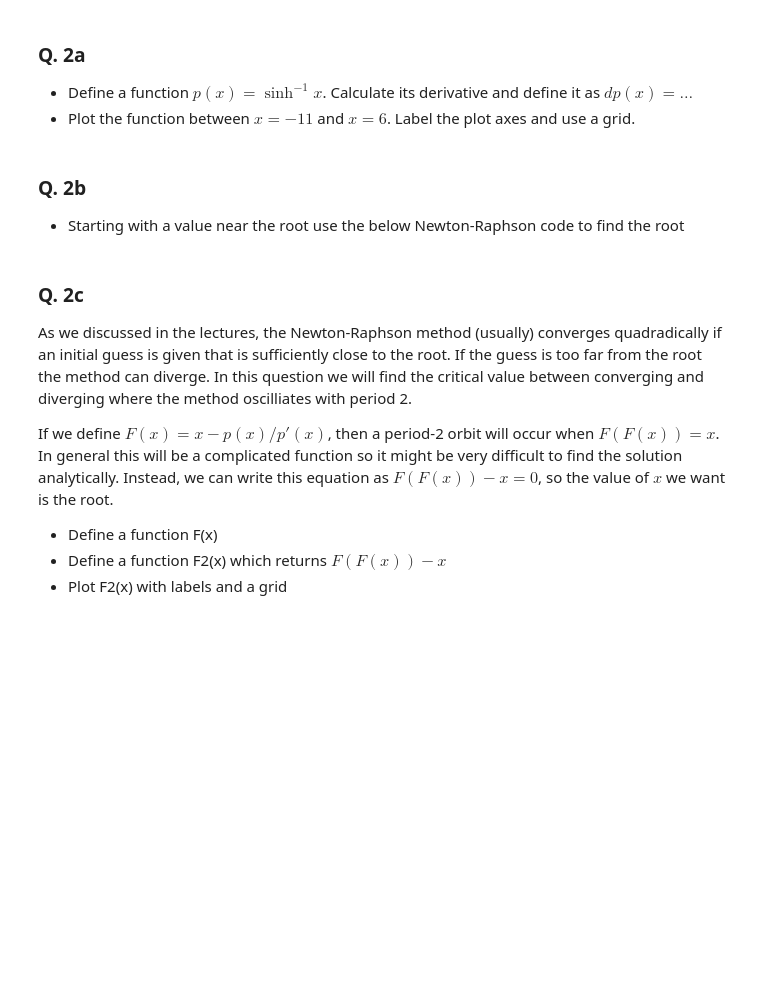
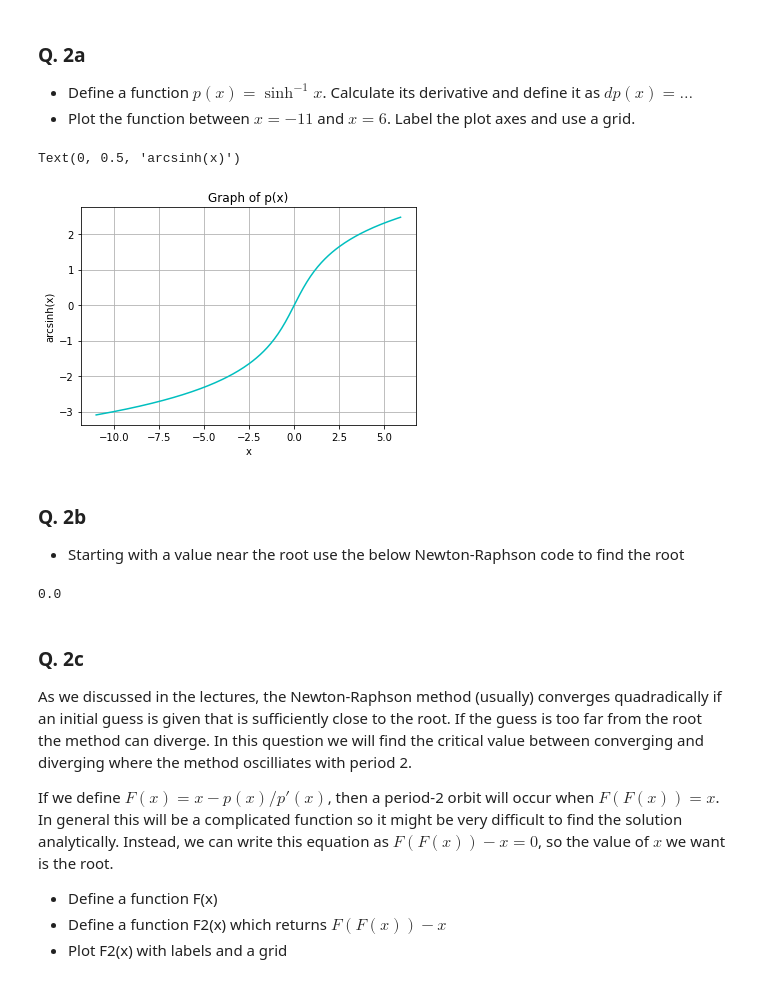
Before and after one commit to MichealHeanue/ACM20030, a Jupyter notebook: Assignment-2.ipynb, the cells around one changed output. Saved outputs shown, nothing was run; the diff lists cells and outputs as text; code cells hidden in the pictures; blank space fills up the shorter version.

```diff
--- a/Assignment-2.ipynb
+++ b/Assignment-2.ipynb
@@ -114,6 +113,22 @@ Cannot use bisection method as sign(f(6)) = sign(f(8)) (The below answer is not
 ### Q. 2a
  - Define a function $p(x) = \sinh^{-1} x$. Calculate its derivative and define it as $dp(x) = \dots$
  - Plot the function between $x=-11$ and $x=6$. Label the plot axes and use a grid.
+# %%
+def p(x):
+    p = np.arcsinh(x)
+    return p
+def dp(x):
+    dp = 1/np.sqrt(x**2+1)
+    return dp
+x = np.arange(-11,6,.1)
+plt.grid(True)
+plt.plot(x,p(x),'c-')
+plt.title("Graph of p(x)")
+plt.xlabel("x")
+plt.ylabel("arcsinh(x)")
+# %% [output]
+Text(0, 0.5, 'arcsinh(x)')
+[figure, added]
 # %% [markdown]
 ### Q. 2b
  - Starting with a value near the root use the below Newton-Raphson code to find the root
@@ -128,6 +143,10 @@ def FindRootNewtonRaphson(f, df, x0, tol, printSteps=False):
         if(printSteps):
             print("x_%d = %.14lf" % (count, x0))
     return x0
+# %%
+FindRootNewtonRaphson(p,dp,1,10**-12)
+# %% [output]
+0.0
 # %% [markdown]
 ### Q. 2c
 As we discussed in the lectures, the Newton-Raphson method (usually) converges quadradically if an initial guess is given that is sufficiently close to the root. If the guess is too far from the root the method can diverge. In this question we will find the critical value between converging and diverging where the method oscilliates with period 2.
```
Also changed, not shown: parts of 5 cells of this notebook.
